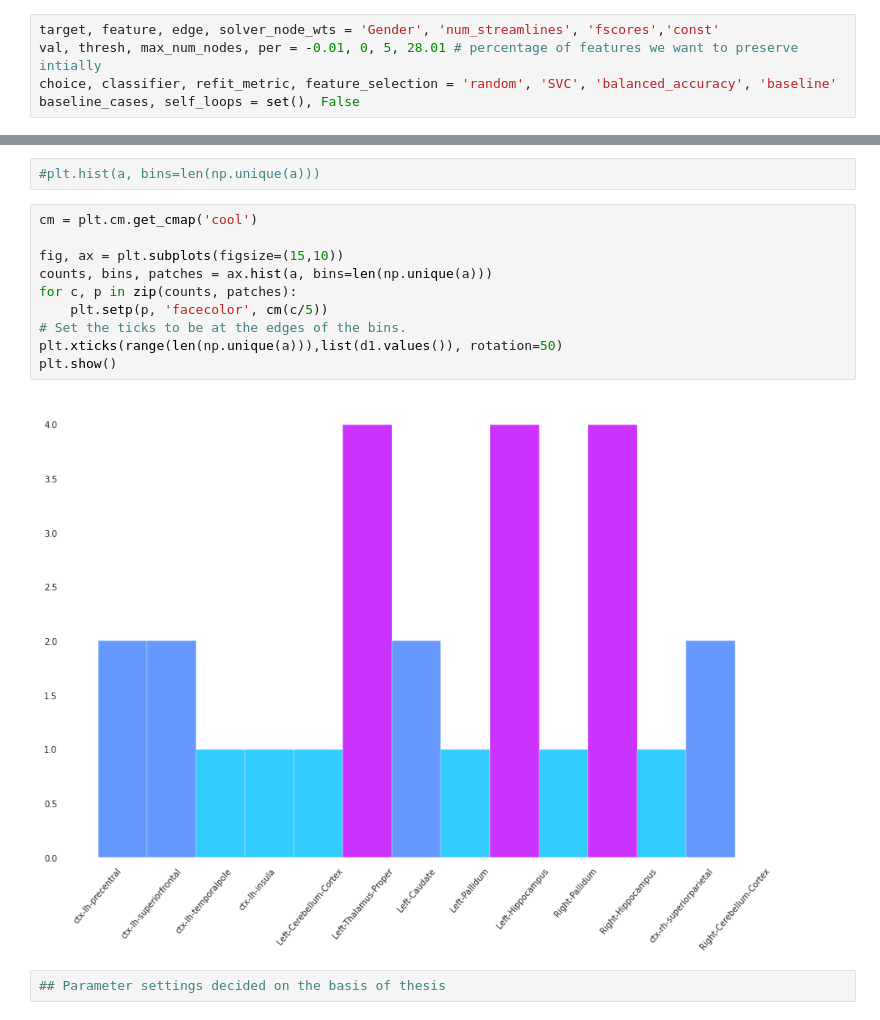
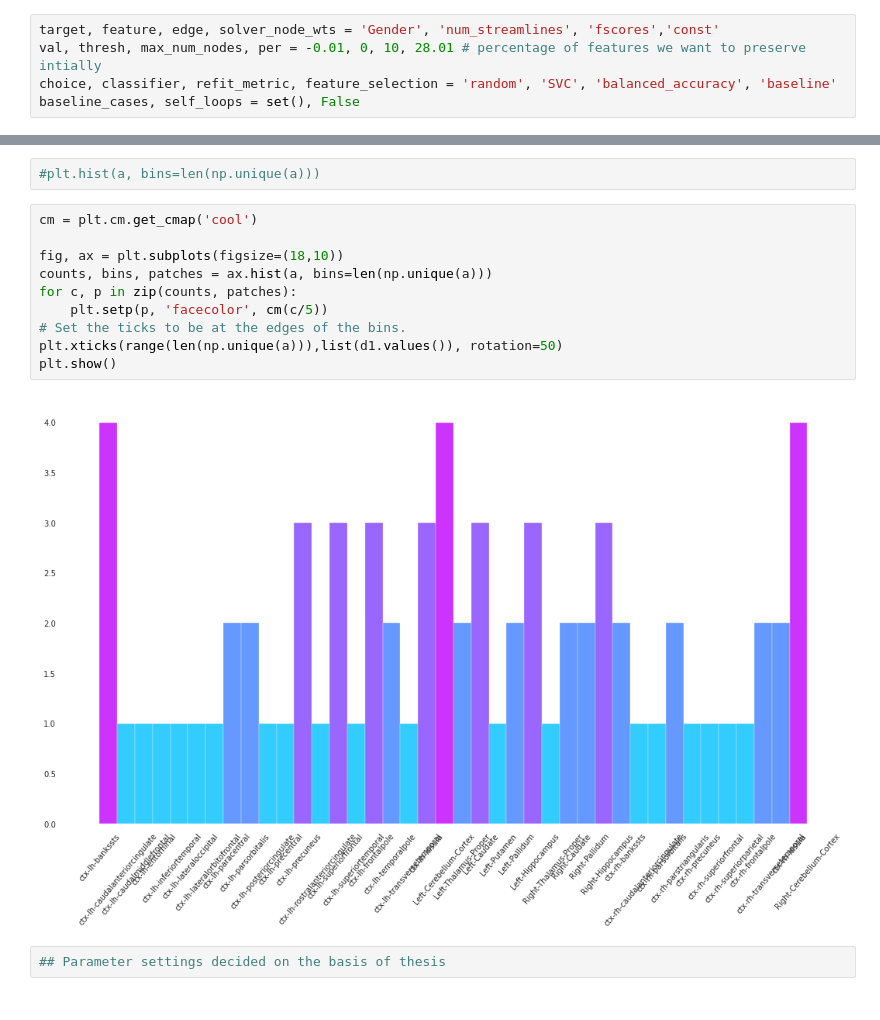
Before and after one commit to ShreyaKapoor18/Thesis, a Jupyter notebook: graphtools/solver_graphs_pub.ipynb, the cells around one changed output, grey strips where cells are left out. Saved outputs shown, nothing was run; the diff lists cells and outputs as text.

Commit message:
soft thresholding for gender experiments

```diff
--- a/graphtools/solver_graphs_pub.ipynb
+++ b/graphtools/solver_graphs_pub.ipynb
@@ -26,7 +26,7 @@ mews = '/home/skapoor/Thesis/gmwcs-solver'
 metrics = ['balanced_accuracy', 'accuracy', 'f1_weighted', 'roc_auc_ovr_weighted']
 # %%
 target, feature, edge, solver_node_wts = 'Gender', 'num_streamlines', 'fscores','const'
-val, thresh, max_num_nodes, per = -0.01, 0, 5, 28.01 # percentage of features we want to preserve intially
+val, thresh, max_num_nodes, per = -0.01, 0, 10, 28.01 # percentage of features we want to preserve intially
 choice, classifier, refit_metric, feature_selection = 'random', 'SVC', 'balanced_accuracy', 'baseline'
 baseline_cases, self_loops = set(), False
 # %%
@@ -134,15 +136,15 @@ for i in range(len(a)):
 # %%
 cm = plt.cm.get_cmap('cool')
 
-fig, ax = plt.subplots(figsize=(15,10))
+fig, ax = plt.subplots(figsize=(18,10))
 counts, bins, patches = ax.hist(a, bins=len(np.unique(a)))
 for c, p in zip(counts, patches):
     plt.setp(p, 'facecolor', cm(c/5))
 # Set the ticks to be at the edges of the bins.
 plt.xticks(range(len(np.unique(a))),list(d1.values()), rotation=50)
 plt.show()
 # %% [output]
-[figure, old version]
+[figure, new version]
 # %%
 ## Parameter settings decided on the basis of thesis
 # %%
```
Also changed, not shown: parts of 4 cells of this notebook, 3 other files.
